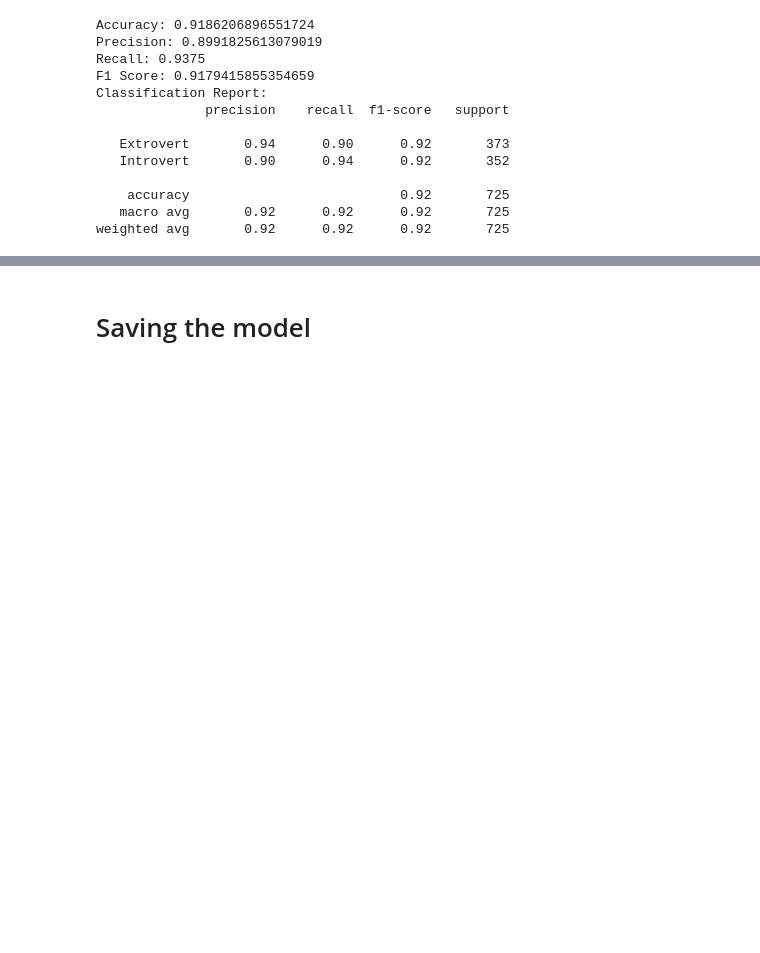
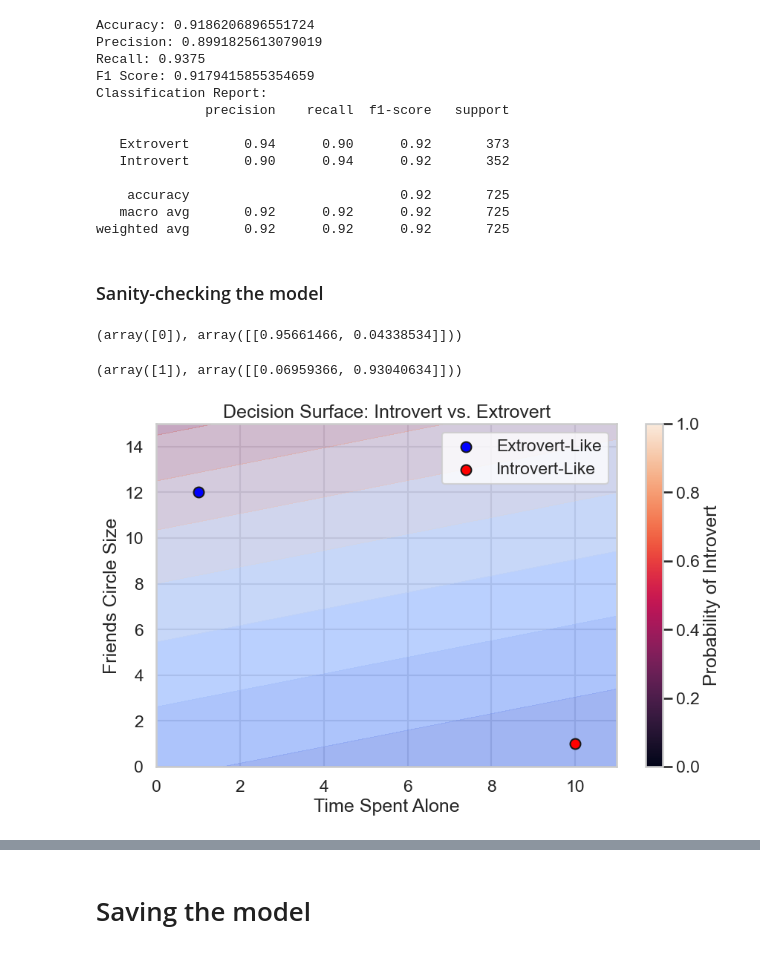
Before and after one commit to NWinocur/flask-render-self, a Jupyter notebook: src/explore.ipynb, the cells around one changed output, grey strips where cells are left out. Drawn from its saved outputs; the diff is of its cells as text; code cells hidden in the pictures; blank space fills up the shorter version.

Commit message:
Edited app and site to show percentages of likelihood of submitter belonging to either class, instead of only outputting a label

```diff
--- a/src/explore.ipynb
+++ b/src/explore.ipynb
@@ -426,3 +426,33 @@ Classification Report:
     accuracy                           0.92       725
    macro avg       0.92      0.92      0.92       725
 weighted avg       0.92      0.92      0.92       725
+# %% [markdown]
+### Sanity-checking the model
+# %%
+extrovert_like = pd.DataFrame([{
+    'Time_spent_Alone': 1,
+    'Stage_fear': 'No',
+    'Social_event_attendance': 9,
+    'Going_outside': 6,
+    'Drained_after_socializing': 'No',
+    'Friends_circle_size': 12,
+    'Post_frequency': 9
+}])
+
+pipeline.predict(extrovert_like), pipeline.predict_proba(extrovert_like)
+# %% [output]
+(array([0]), array([[0.95661466, 0.04338534]]))
+# %%
+introvert_like = pd.DataFrame([{
+    'Time_spent_Alone': 10,
+    'Stage_fear': 'Yes',
+    'Social_event_attendance': 1,
+    'Going_outside': 1,
+    'Drained_after_socializing': 'Yes',
+    'Friends_circle_size': 1,
+    'Post_frequency': 1
+}])
+
+pipeline.predict(introvert_like), pipeline.predict_proba(introvert_like)
+# %% [output]
+(array([1]), array([[0.06959366, 0.93040634]]))
@@ -428,0 +491,19 @@ weighted avg       0.92      0.92      0.92       725
+# %%
+plt.figure(figsize=(10, 6))
+# Contour plot of predicted class
+plt.contourf(xx, yy, Z, alpha=0.5, cmap='coolwarm', levels=1)
+# Overlay confidence shading
+plt.contourf(xx, yy, P, alpha=0.3, cmap='coolwarm')
+
+# Add example points
+plt.scatter(extrovert_like['Time_spent_Alone'], extrovert_like['Friends_circle_size'], color='blue', label='Extrovert-Like', s=100, edgecolor='k')
+plt.scatter(introvert_like['Time_spent_Alone'], introvert_like['Friends_circle_size'], color='red', label='Introvert-Like', s=100, edgecolor='k')
+
+plt.xlabel('Time Spent Alone')
+plt.ylabel('Friends Circle Size')
+plt.title('Decision Surface: Introvert vs. Extrovert')
+plt.legend()
+plt.colorbar(label='Probability of Introvert')
+plt.show()
+# %% [output]
+[figure, added]
```
Also changed, not shown: parts of 2 cells of this notebook, 2 other files.
